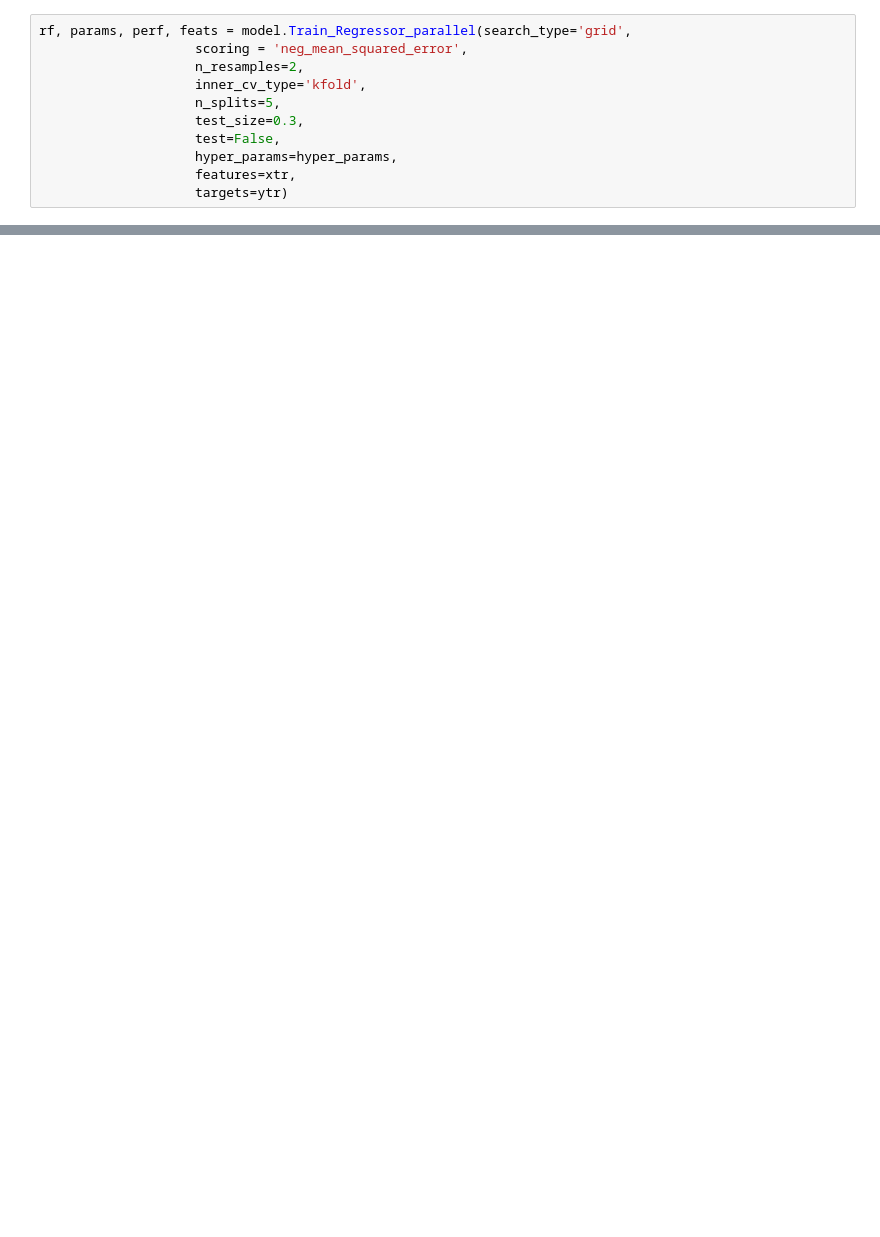
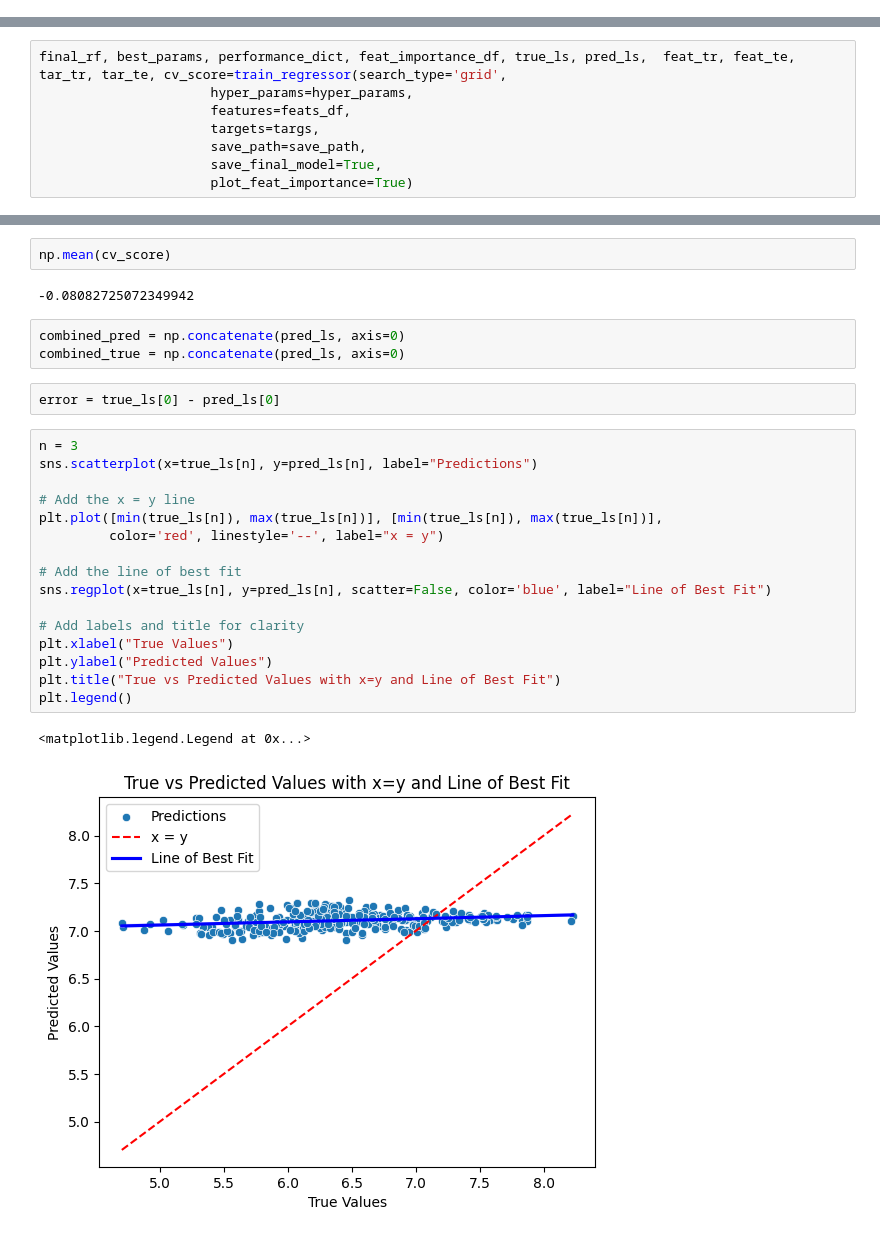
Before and after one commit to yhb18174/Recreating_DMTA, a Jupyter notebook: scripts/models/model_testing.ipynb, the cells around one changed output, grey strips where cells are left out. Saved outputs shown, nothing was run; the diff lists cells and outputs as text; blank space fills up the shorter version.

```diff
--- a/scripts/models/model_testing.ipynb
+++ b/scripts/models/model_testing.ipynb
@@ -49,11 +23,0 @@ ValueError: Unable to coerce to Series, length must be 1: given 314
-# %%
-rf, params, perf, feats = model.Train_Regressor_parallel(search_type='grid',
-                    scoring = 'neg_mean_squared_error',
-                    n_resamples=2,
-                    inner_cv_type='kfold',
-                    n_splits=5,
-                    test_size=0.3,
-                    test=False,
-                    hyper_params=hyper_params,
-                    features=xtr,
-                    targets=ytr)
@@ -81,0 +320,8 @@ models.Predict_RF(xte, save_preds=False)
+# %%
+final_rf, best_params, performance_dict, feat_importance_df, true_ls, pred_ls,  feat_tr, feat_te, tar_tr, tar_te, cv_score=train_regressor(search_type='grid',
+                      hyper_params=hyper_params,
+                      features=feats_df,
+                      targets=targs,
+                      save_path=save_path,
+                      save_final_model=True,
+                      plot_feat_importance=True)
@@ -81,0 +332,28 @@ models.Predict_RF(xte, save_preds=False)
+# %%
+np.mean(cv_score)
+# %% [output]
+-0.08082725072349942
+# %%
+combined_pred = np.concatenate(pred_ls, axis=0)
+combined_true = np.concatenate(pred_ls, axis=0)
+# %%
+error = true_ls[0] - pred_ls[0]
+# %%
+n = 3
+sns.scatterplot(x=true_ls[n], y=pred_ls[n], label="Predictions")
+
+# Add the x = y line
+plt.plot([min(true_ls[n]), max(true_ls[n])], [min(true_ls[n]), max(true_ls[n])],
+         color='red', linestyle='--', label="x = y")
+
+# Add the line of best fit
+sns.regplot(x=true_ls[n], y=pred_ls[n], scatter=False, color='blue', label="Line of Best Fit")
+
+# Add labels and title for clarity
+plt.xlabel("True Values")
+plt.ylabel("Predicted Values")
+plt.title("True vs Predicted Values with x=y and Line of Best Fit")
+plt.legend()
+# %% [output]
+<matplotlib.legend.Legend at 0x...>
+[figure, added]
```
Also changed, not shown: parts of 21 cells of this notebook, 22 other files.
